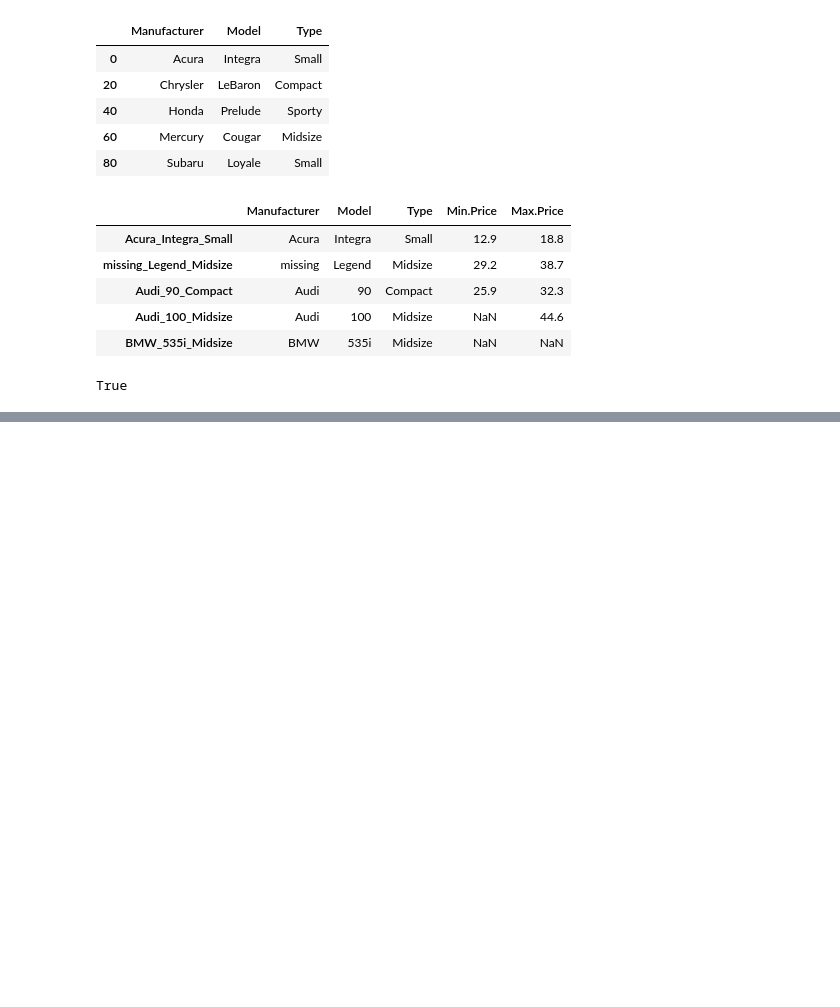
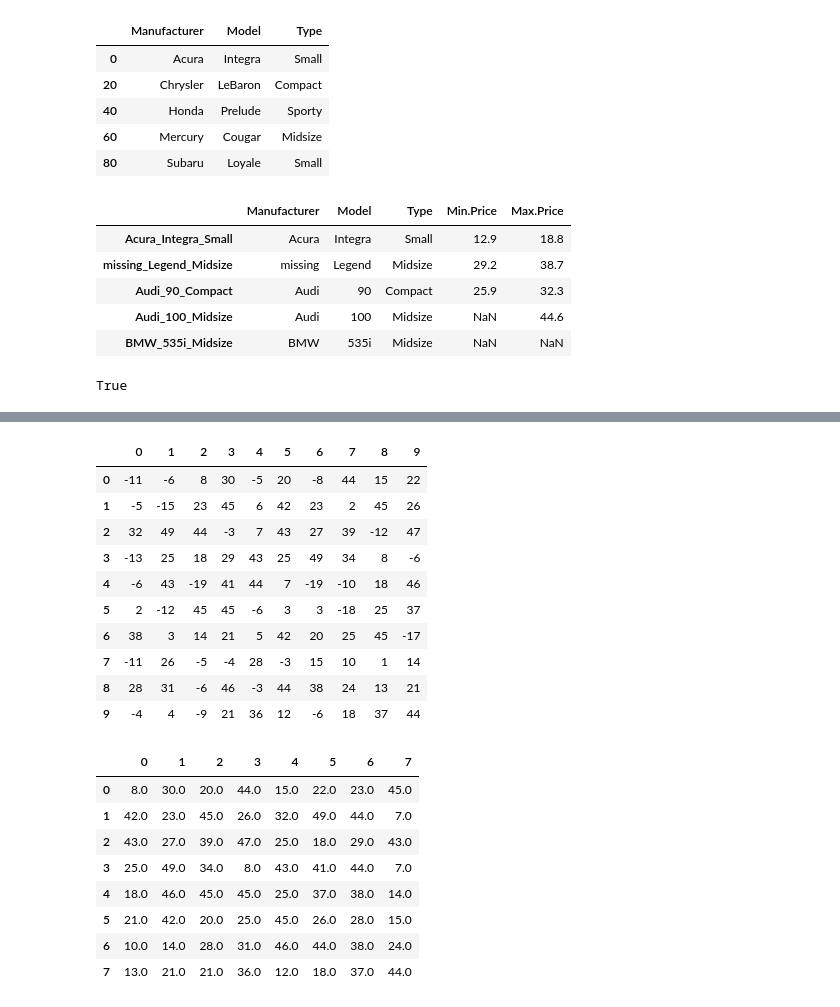
Before and after one commit to YLTsai0609/pandas_101, a Jupyter notebook: notebook.ipynb, the cells around one changed output, grey strips where cells are left out. Drawn from its saved outputs; the diff is of its cells as text; code cells hidden in the pictures; blank space fills up the shorter version.

```diff
--- a/notebook.ipynb
+++ b/notebook.ipynb
@@ -994,0 +1019,50 @@ df.query('RowSum > 100').tail(2)
+# %%
+# 55. How to reshape a dataframe to the largest possible square after removing the negative values?
+
+# Difficulty Level: L3
+
+# Reshape df to the largest possible square with negative values removed.
+# Drop the smallest values if need be.
+# The order of the positive numbers in the result should remain the same as the original.
+
+df = pd.DataFrame(np.random.randint(-20, 50, 100).reshape(10,-1))
+display(df)
+def larget_square(df):
+    tmp = df.copy()
+    # get positive array
+    arr = tmp[tmp > 0].values
+    arr = arr[~ np.isnan(arr)]
+    # get largest square of side
+    N = np.floor(arr.shape[0] ** 0.5).astype(int)
+    # get index the arr soted
+    top_idx = np.argsort(arr)[::-1]
+    # drop min idx satisfied largest square
+    # then reshape
+    # key point, sort the top_idx, will give us
+    # the original idx already take out minmimum value
+    filtered_idx = top_idx[: (N ** 2)]
+    result = pd.DataFrame(arr[sorted(filtered_idx)].reshape(N, -1))
+    return result
+
+larget_square(df)
+# %% [output]
+|  | 0 | 1 | 2 | 3 | 4 | 5 | 6 | 7 | 8 | 9 |
+| 0 | -11 | -6 | 8 | 30 | -5 | 20 | -8 | 44 | 15 | 22 |
+| 1 | -5 | -15 | 23 | 45 | 6 | 42 | 23 | 2 | 45 | 26 |
+| 2 | 32 | 49 | 44 | -3 | 7 | 43 | 27 | 39 | -12 | 47 |
+| 3 | -13 | 25 | 18 | 29 | 43 | 25 | 49 | 34 | 8 | -6 |
+| 4 | -6 | 43 | -19 | 41 | 44 | 7 | -19 | -10 | 18 | 46 |
+| 5 | 2 | -12 | 45 | 45 | -6 | 3 | 3 | -18 | 25 | 37 |
+| 6 | 38 | 3 | 14 | 21 | 5 | 42 | 20 | 25 | 45 | -17 |
+| 7 | -11 | 26 | -5 | -4 | 28 | -3 | 15 | 10 | 1 | 14 |
+| 8 | 28 | 31 | -6 | 46 | -3 | 44 | 38 | 24 | 13 | 21 |
+| 9 | -4 | 4 | -9 | 21 | 36 | 12 | -6 | 18 | 37 | 44 |
+|  | 0 | 1 | 2 | 3 | 4 | 5 | 6 | 7 |
+| 0 | 8.0 | 30.0 | 20.0 | 44.0 | 15.0 | 22.0 | 23.0 | 45.0 |
+| 1 | 42.0 | 23.0 | 45.0 | 26.0 | 32.0 | 49.0 | 44.0 | 7.0 |
+| 2 | 43.0 | 27.0 | 39.0 | 47.0 | 25.0 | 18.0 | 29.0 | 43.0 |
+| 3 | 25.0 | 49.0 | 34.0 | 8.0 | 43.0 | 41.0 | 44.0 | 7.0 |
+| 4 | 18.0 | 46.0 | 45.0 | 45.0 | 25.0 | 37.0 | 38.0 | 14.0 |
+| 5 | 21.0 | 42.0 | 20.0 | 25.0 | 45.0 | 26.0 | 28.0 | 15.0 |
+| 6 | 10.0 | 14.0 | 28.0 | 31.0 | 46.0 | 44.0 | 38.0 | 24.0 |
+| 7 | 13.0 | 21.0 | 21.0 | 36.0 | 12.0 | 18.0 | 37.0 | 44.0 |
```
Also changed, not shown: parts of 26 cells of this notebook, 1 other file.
